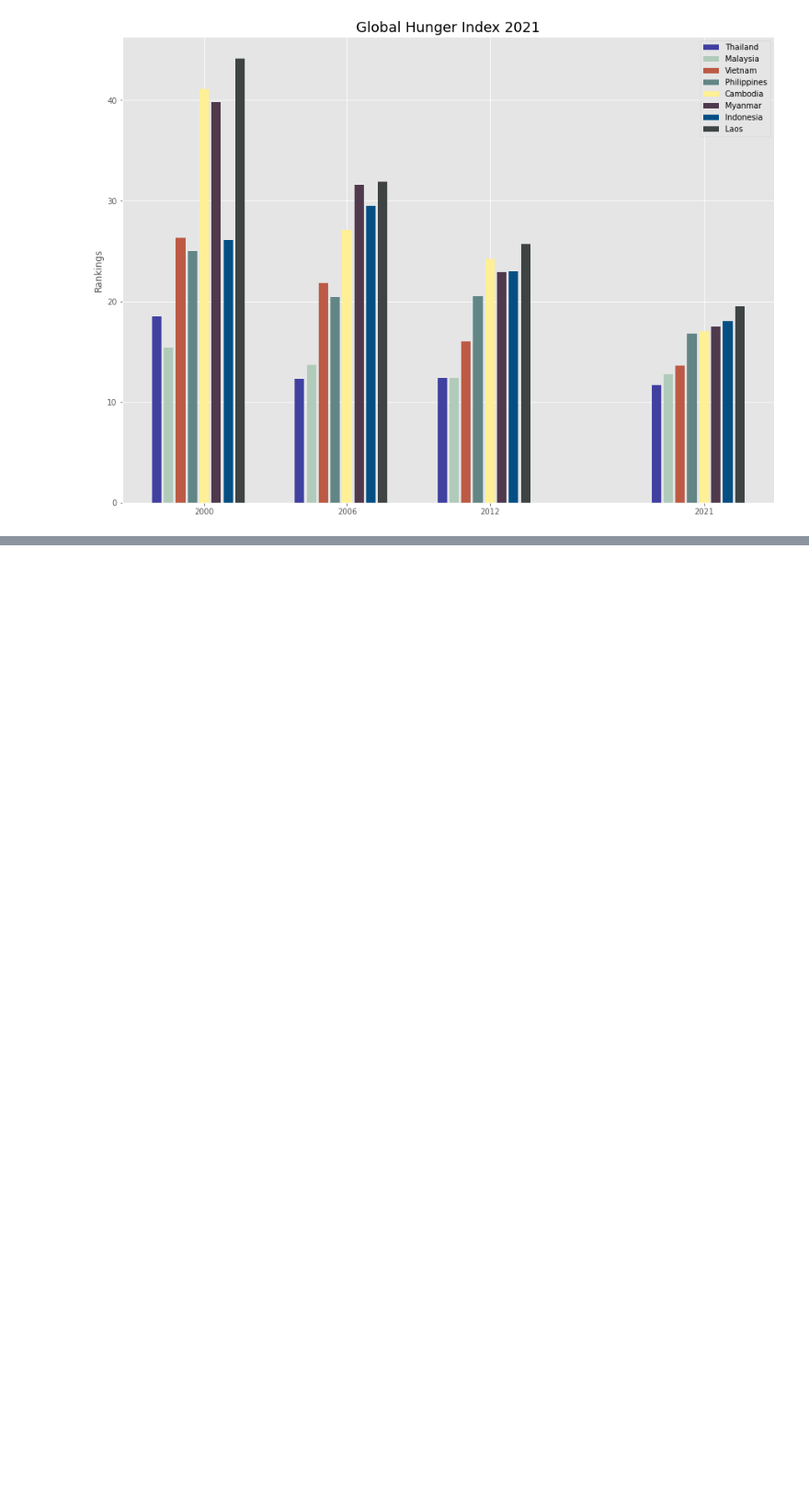
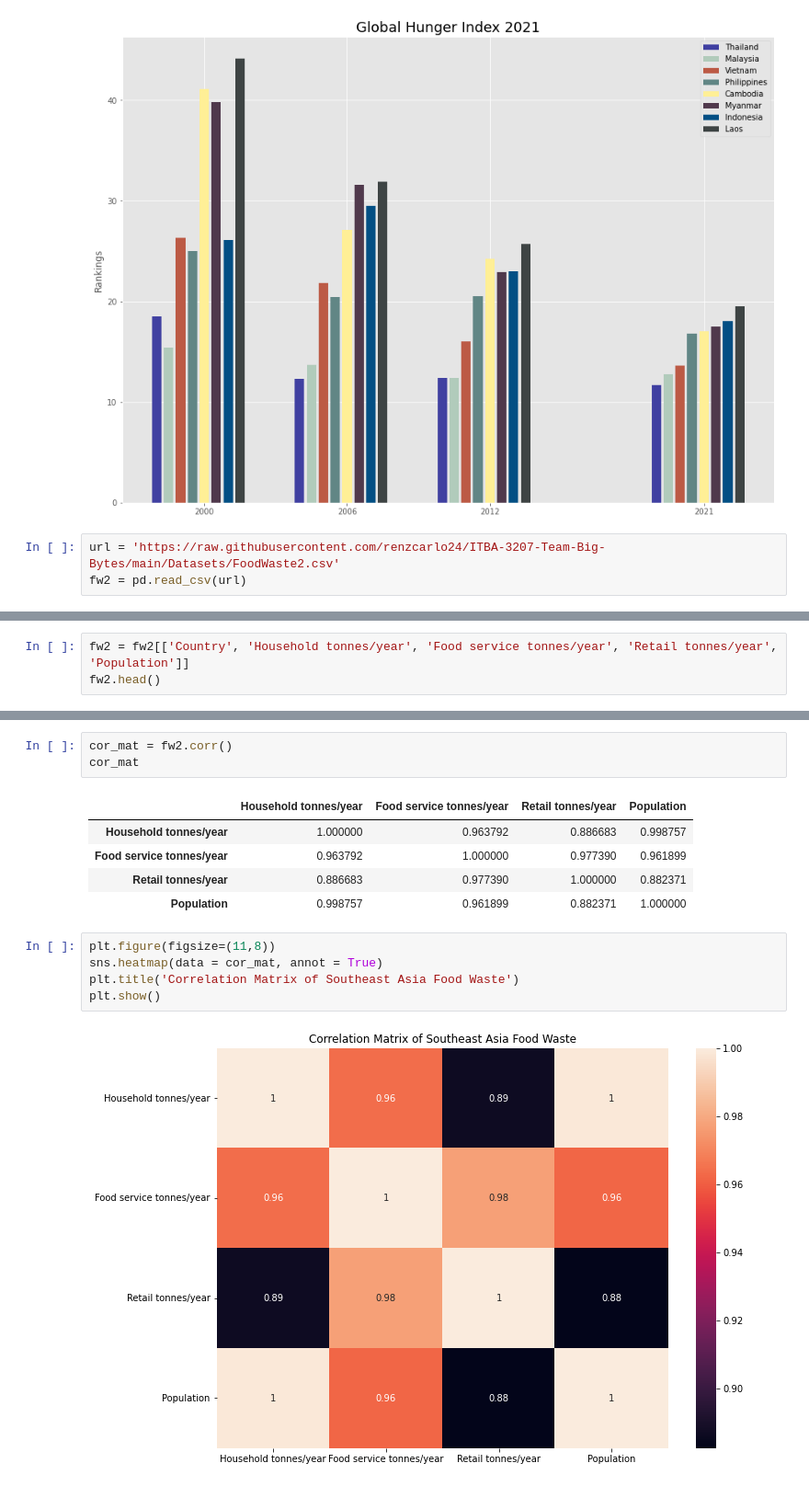
Before and after one commit to renzcarlo24/ITBA-3207-Team-Big-Bytes, a Jupyter notebook: Data Visualization.ipynb, the cells around one changed output, grey strips where cells are left out. Shown at 92% size. Cells and saved outputs as stored; diff of their text form; blank space fills up the shorter version.

Commit message:
Updated Visualization

```diff
--- a/Data Visualization.ipynb
+++ b/Data Visualization.ipynb
@@ -223,3 +223,6 @@ plt.savefig('FoodProduction.tiff', transparent=True, dpi=300)
 plt.show()
 # %% [output]
 [figure]
+# %%
+url = 'https://raw.githubusercontent.com/renzcarlo24/ITBA-3207-Team-Big-Bytes/main/Datasets/FoodWaste2.csv'
+fw2 = pd.read_csv(url)
@@ -225,0 +249,3 @@ plt.show()
+# %%
+fw2 = fw2[['Country', 'Household tonnes/year', 'Food service tonnes/year', 'Retail tonnes/year', 'Population']]
+fw2.head()
@@ -225,0 +295,16 @@ plt.show()
+# %%
+cor_mat = fw2.corr()
+cor_mat
+# %% [output]
+|  | Household tonnes/year | Food service tonnes/year | Retail tonnes/year | Population |
+| Household tonnes/year | 1.000000 | 0.963792 | 0.886683 | 0.998757 |
+| Food service tonnes/year | 0.963792 | 1.000000 | 0.977390 | 0.961899 |
+| Retail tonnes/year | 0.886683 | 0.977390 | 1.000000 | 0.882371 |
+| Population | 0.998757 | 0.961899 | 0.882371 | 1.000000 |
+# %%
+plt.figure(figsize=(11,8))
+sns.heatmap(data = cor_mat, annot = True)
+plt.title('Correlation Matrix of Southeast Asia Food Waste')
+plt.show()
+# %% [output]
+[figure, added]
```
Also changed, not shown: parts of 9 cells of this notebook.
